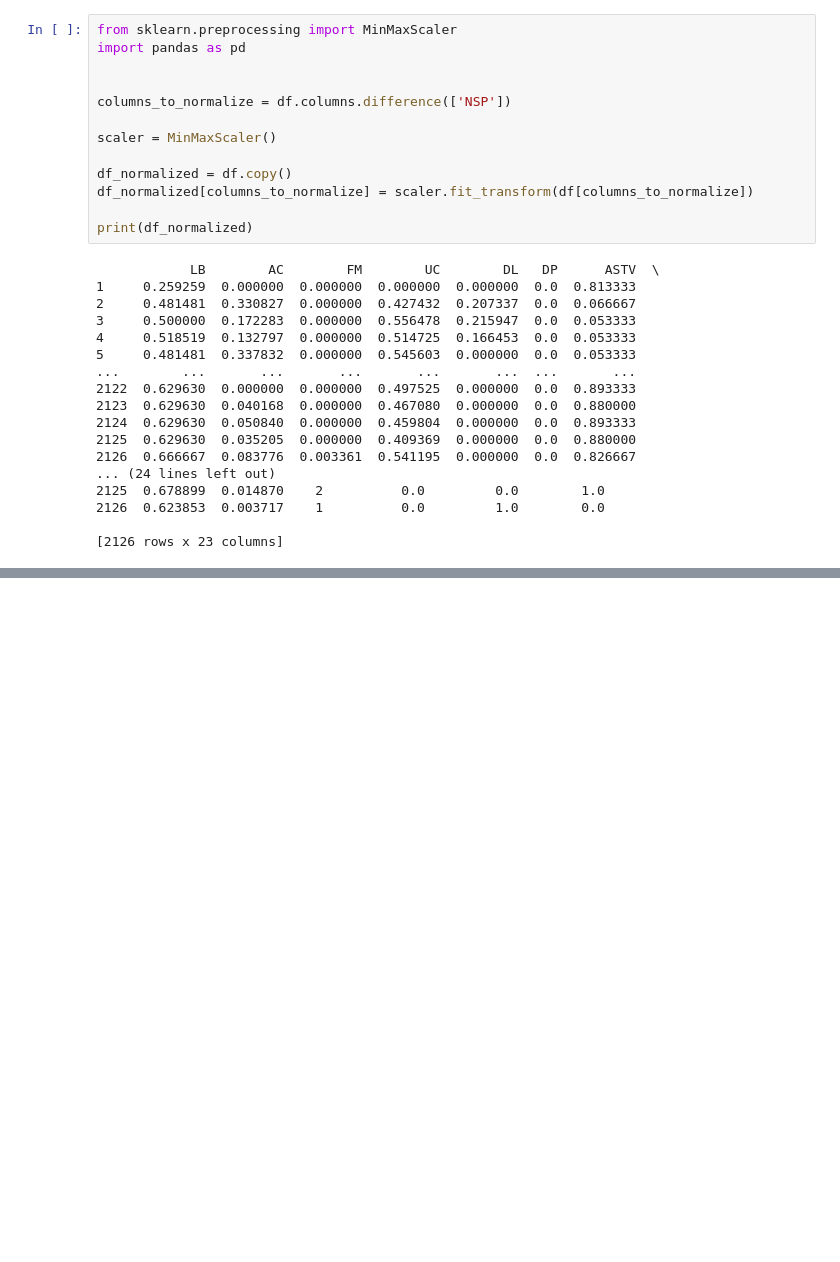
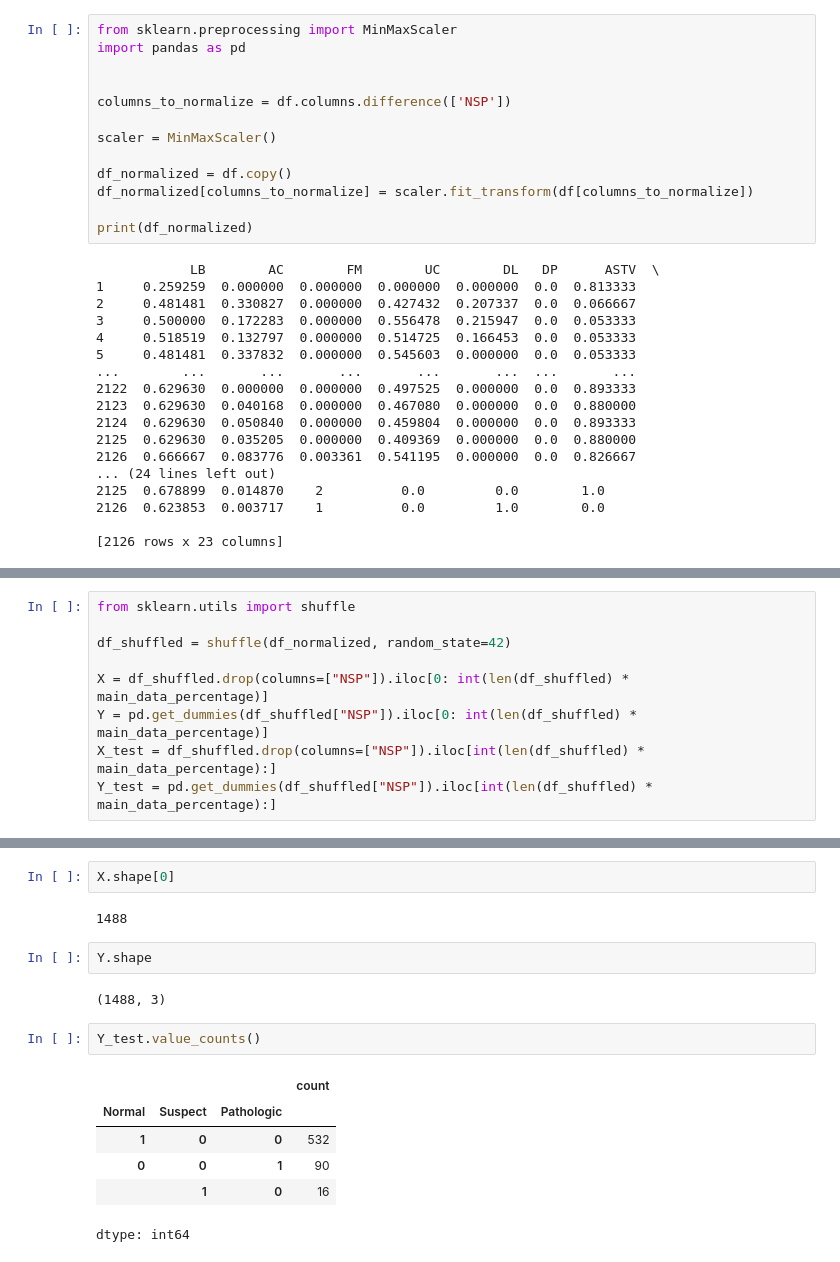
Before and after one commit to dpasierbiewicz/Cardiotocography_Fetus_Classification, a Jupyter notebook: CTG_notebook.ipynb, the cells around one changed output, grey strips where cells are left out. Drawn from its saved outputs; the diff is of its cells as text; blank space fills up the shorter version.

```diff
--- a/CTG_notebook.ipynb
+++ b/CTG_notebook.ipynb
@@ -333,0 +680,9 @@ print(df_normalized)
+# %%
+from sklearn.utils import shuffle
+
+df_shuffled = shuffle(df_normalized, random_state=42)
+
+X = df_shuffled.drop(columns=["NSP"]).iloc[0: int(len(df_shuffled) * main_data_percentage)]
+Y = pd.get_dummies(df_shuffled["NSP"]).iloc[0: int(len(df_shuffled) * main_data_percentage)]
+X_test = df_shuffled.drop(columns=["NSP"]).iloc[int(len(df_shuffled) * main_data_percentage):]
+Y_test = pd.get_dummies(df_shuffled["NSP"]).iloc[int(len(df_shuffled) * main_data_percentage):]
@@ -333,0 +701,17 @@ print(df_normalized)
+# %%
+X.shape[0]
+# %% [output]
+1488
+# %%
+Y.shape
+# %% [output]
+(1488, 3)
+# %%
+Y_test.value_counts()
+# %% [output]
+|  |  |  | count |
+| Normal | Suspect | Pathologic |  |
+| 1 | 0 | 0 | 532 |
+| 0 | 0 | 1 | 90 |
+|  | 1 | 0 | 16 |
+dtype: int64
```
Also changed, not shown: parts of 21 cells of this notebook.
